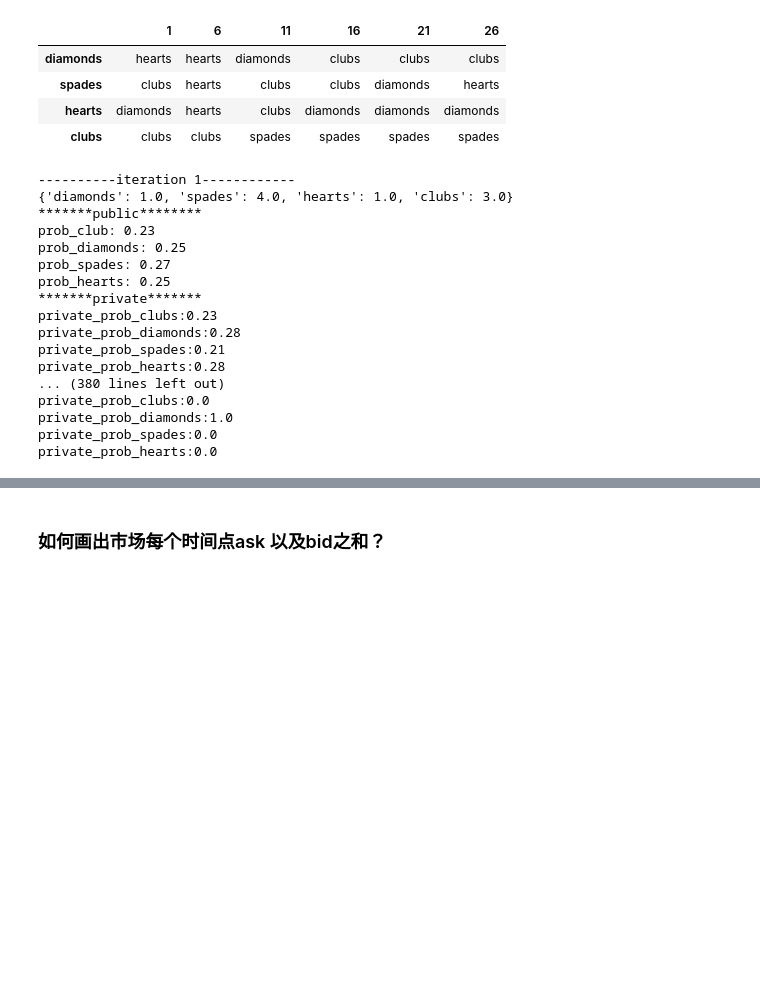
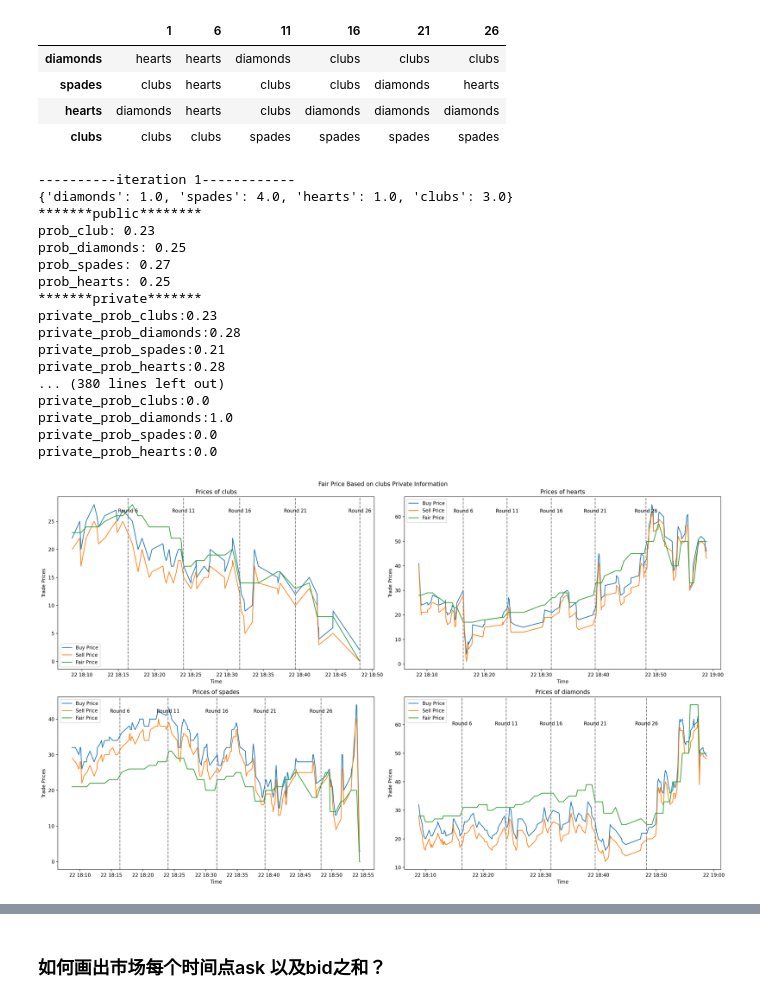
Before and after one commit to xinzhan18/Imperial_derivative_group7, a Jupyter notebook: derivative_code_analysis.ipynb, the cells around one changed output, grey strips where cells are left out. Cells and saved outputs as stored; diff of their text form; code cells hidden in the pictures; blank space fills up the shorter version.

```diff
--- a/derivative_code_analysis.ipynb
+++ b/derivative_code_analysis.ipynb
@@ -51,7 +51,7 @@ def plot_buy_sell(df,x_positions,target='target',is_fair=False, title='example')
 
 
 def plot_buy_sell_subplots(dfs, x_positions, target_list,title='full_plots'):
-    fig, axs = plt.subplots(2, 2, figsize=(20, 12))  # 创建一个2x2子图的图形
+    fig, axs = plt.subplots(2, 2, figsize=(20, 12),dpi=200)  # 创建一个2x2子图的图形
     axs = axs.flatten()  # 将子图数组转换为一维数组，便于迭代
 
     for i in range(0,4):  # 同时迭代axes和dataframes
@@ -75,9 +75,34 @@ def plot_buy_sell_subplots(dfs, x_positions, target_list,title='full_plots'):
         ax.set_ylabel('Trade Prices')
     plt.tight_layout(rect=[0, 0.03, 1, 0.95])  # 调整子图间距，为整体标题留出空间
     fig.suptitle(title)  # 设置整体标题
-    plt.tight_layout()  # 调整子图间距
+#     plt.tight_layout()  # 调整子图间距
     plt.savefig(f'data/plot/{title}_subplots.png')
     plt.show()
+
+def plot_private_info_influence(df,target,public_target):
+    plt.figure(figsize = (10,6),dpi=200)
+    plt.plot(df['buy'],label='buy price')
+    plt.plot(df['sell'], label = 'sell price')
+
+    plt.plot(df[target]*100,label='Private Fair Price (clubs)')
+    plt.plot(df[public_target]*100,label='Public Fair Price ')
+
+    plt.legend()
+
+    max_price = max(df['buy'].astype(int).max(), df['sell'].astype(int).max())
+
+    label = 1
+    for i in round_realse:
+        label += 5
+        plt.axvline(x=i, color='gray', linestyle='--')  # 红色虚线
+        plt.text(i, max_price * 0.95, f'Round {label}', rotation=0, horizontalalignment='center')
+
+    plt.xlabel('Time')
+    plt.ylabel('Trade Prices')
+    plt.savefig(f'data/plot/Fair Price and Private Fair Price for {target}.png')
+    plt.title(f'Fair Price and Private Fair Price for {target}')
+
+    plt.show()
 # %% [markdown]
 ### 数据预处理
 # %%
@@ -323,30 +348,47 @@ for i in range(1,34,1):
 
     prob_data = pd.DataFrame({'round':i
                             ,'hearts':private_prob_hearts,
                              'spades':private_prob_spades,
                              'diamonds':private_prob_diamonds,
                              'clubs':private_prob_clubs},
                             index=[0])
     private_prob_list.append(prob_data)
     prob_public_list.append(prob_public_data)
 
 private_prob_df = pd.concat(private_prob_list).reset_index(drop=True)
 public_prob_df = pd.concat(prob_public_list).reset_index(drop=True)
+
+public_prob_df.columns = ['round','public_hearts','public_spades','public_diamonds','public_clubs']
+
+round_realse = get_key_round(all_user,round_list=[6,11,16,21,26])
+all_user_new = pd.merge(all_user,public_prob_df)
+all_user_new = pd.merge(all_user_new,private_prob_df)
+
+diamonds= get_role_data(all_user_new,'diamonds')
+spades= get_role_data(all_user_new,'spades')
+hearts= get_role_data(all_user_new,'hearts')
+clubs= get_role_data(all_user_new,'clubs')
+
+dfs = [clubs, hearts, spades, diamonds]
+target = ['clubs', 'hearts', 'spades', 'diamonds']
+
+plot_buy_sell_subplots(dfs, round_realse,target,title=f'Fair Price Based on {private_maker} Private Information')
 # %% [output]
 ----------iteration 1------------
 {'diamonds': 1.0, 'spades': 4.0, 'hearts': 1.0, 'clubs': 3.0}
 *******public********
 prob_club: 0.23
 prob_diamonds: 0.25
 prob_spades: 0.27
 prob_hearts: 0.25
 *******private*******
 private_prob_clubs:0.23
 private_prob_diamonds:0.28
 private_prob_spades:0.21
 private_prob_hearts:0.28
 ... (380 lines left out)
 private_prob_clubs:0.0
 private_prob_diamonds:1.0
 private_prob_spades:0.0
 private_prob_hearts:0.0
+[figure, added]
```
Also changed, not shown: parts of 17 cells of this notebook, 8 other files.
